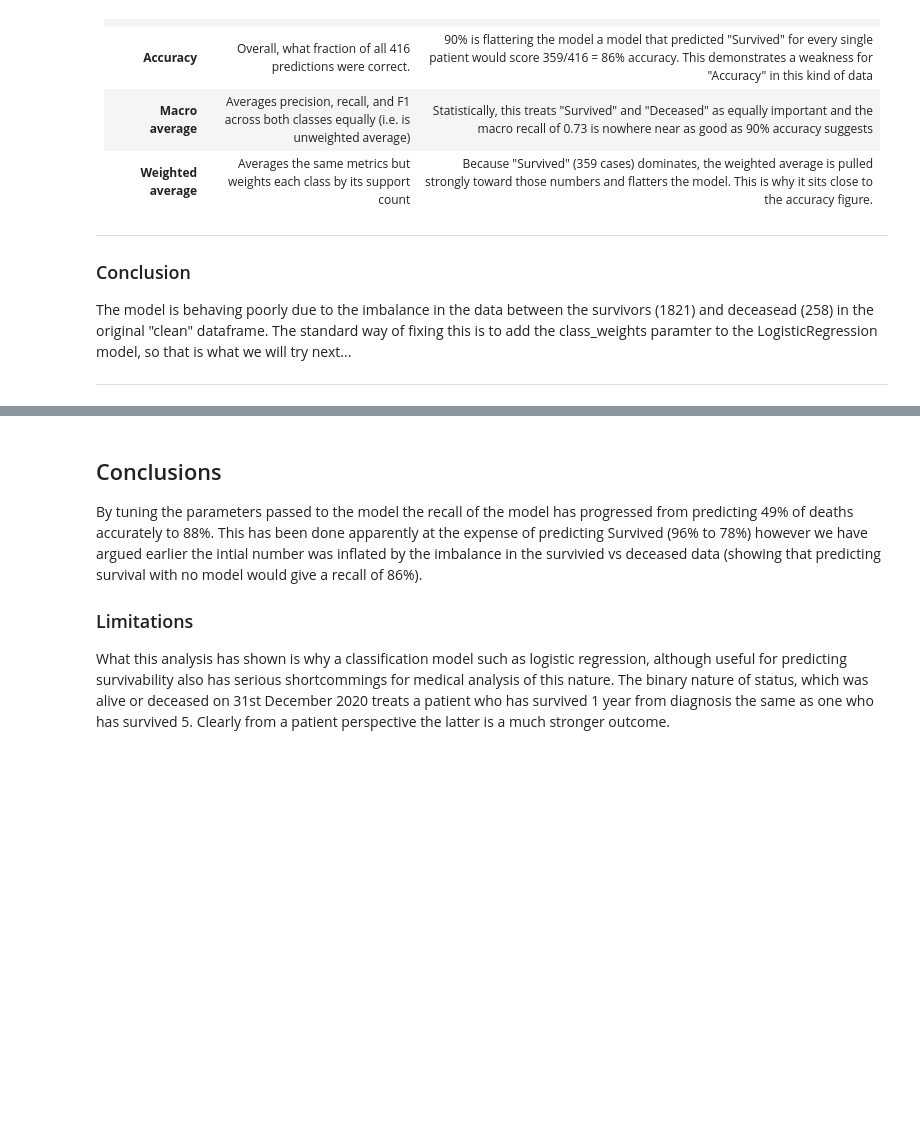
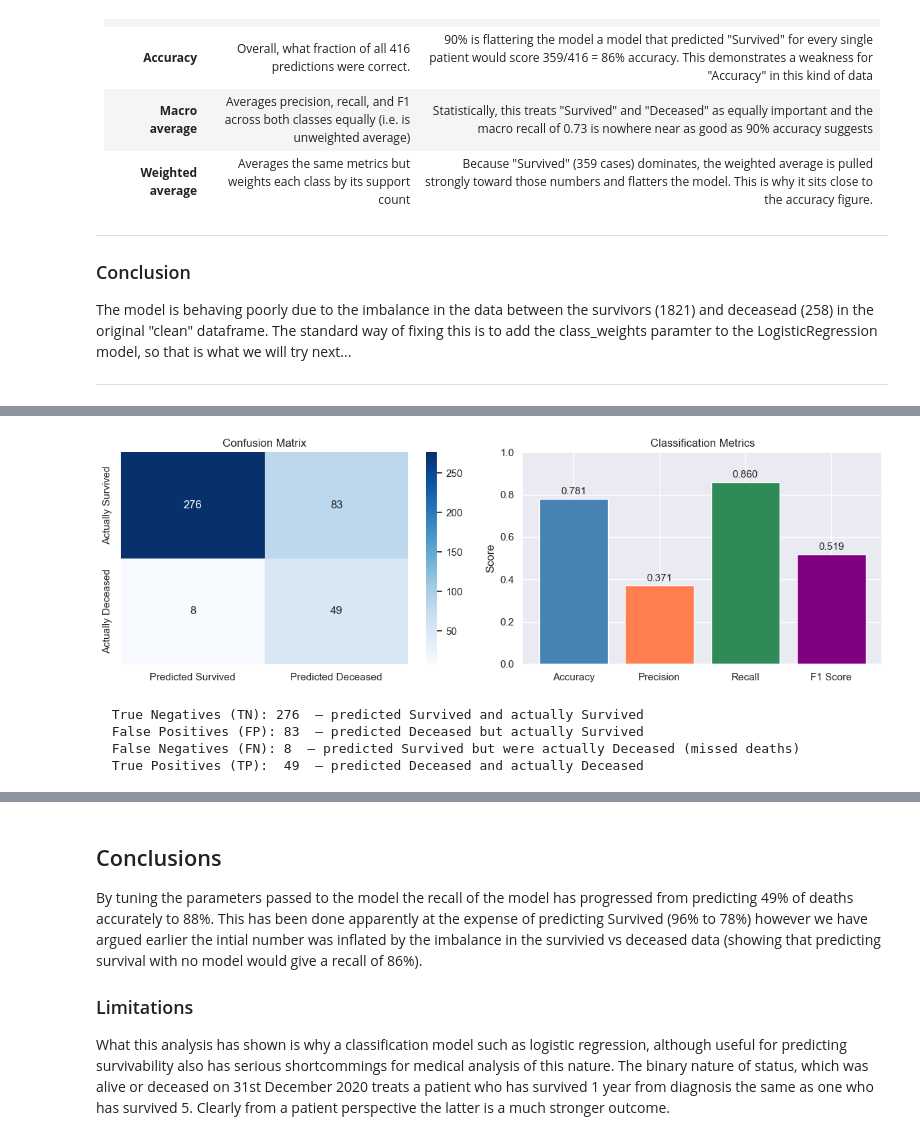
Before and after one commit to robwhite-lis/AI_Futures_Assessment_1, a Jupyter notebook: notebook.ipynb, the cells around one changed output, grey strips where cells are left out. Saved outputs shown, nothing was run; the diff lists cells and outputs as text; code cells hidden in the pictures; blank space fills up the shorter version.

Commit message:
added all the visualisations

```diff
--- a/notebook.ipynb
+++ b/notebook.ipynb
@@ -415,6 +417,50 @@ model.fit(X_train, y_train)
 # Make predictions on test set
 y_pred = model.predict(X_test)
 y_prob = model.predict_proba(X_test)[:, 1]  # Probability of class 1
+# %%
+# Compute confusion matrix
+cm = confusion_matrix(y_test, y_pred)
+
+fig, axes = plt.subplots(1, 2, figsize=(12, 4))
+
+# Left: Confusion matrix heatmap
+sns.heatmap(cm, annot=True, fmt='d', cmap='Blues', ax=axes[0],
+           xticklabels=['Predicted Survived', 'Predicted Deceased'],
+           yticklabels=['Actually Survived', 'Actually Deceased'])
+axes[0].set_title('Confusion Matrix')
+
+# Right: Metrics visualization
+metrics = {
+    'Accuracy': accuracy_score(y_test, y_pred),
+    'Precision': precision_score(y_test, y_pred),
+    'Recall': recall_score(y_test, y_pred),
+    'F1 Score': f1_score(y_test, y_pred)
+}
+
+bars = axes[1].bar(metrics.keys(), metrics.values(), color=['steelblue', 'coral', 'seagreen', 'purple'])
+axes[1].set_ylim(0, 1)
+axes[1].set_ylabel('Score')
+axes[1].set_title('Classification Metrics')
+for bar, val in zip(bars, metrics.values()):
+    axes[1].text(bar.get_x() + bar.get_width()/2, bar.get_height() + 0.02,
+                f'{val:.3f}', ha='center', fontsize=11)
+
+plt.tight_layout()
+plt.show()
+
+# Extract values from confusion matrix
+TN, FP, FN, TP = cm.ravel()
+
+print(f"  True Negatives (TN): {TN}  — predicted Survived and actually Survived")
+print(f"  False Positives (FP): {FP}  — predicted Deceased but actually Survived")
+print(f"  False Negatives (FN): {FN}  — predicted Survived but were actually Deceased (missed deaths)")
+print(f"  True Positives (TP):  {TP}  — predicted Deceased and actually Deceased")
+# %% [output]
+[figure, added]
+  True Negatives (TN): 276  — predicted Survived and actually Survived
+  False Positives (FP): 83  — predicted Deceased but actually Survived
+  False Negatives (FN): 8  — predicted Survived but were actually Deceased (missed deaths)
+  True Positives (TP):  49  — predicted Deceased and actually Deceased
 # %%
 # Evaluate performance
 print("Classification Report on Test Set:")
```
Also changed, not shown: parts of 6 cells of this notebook.
